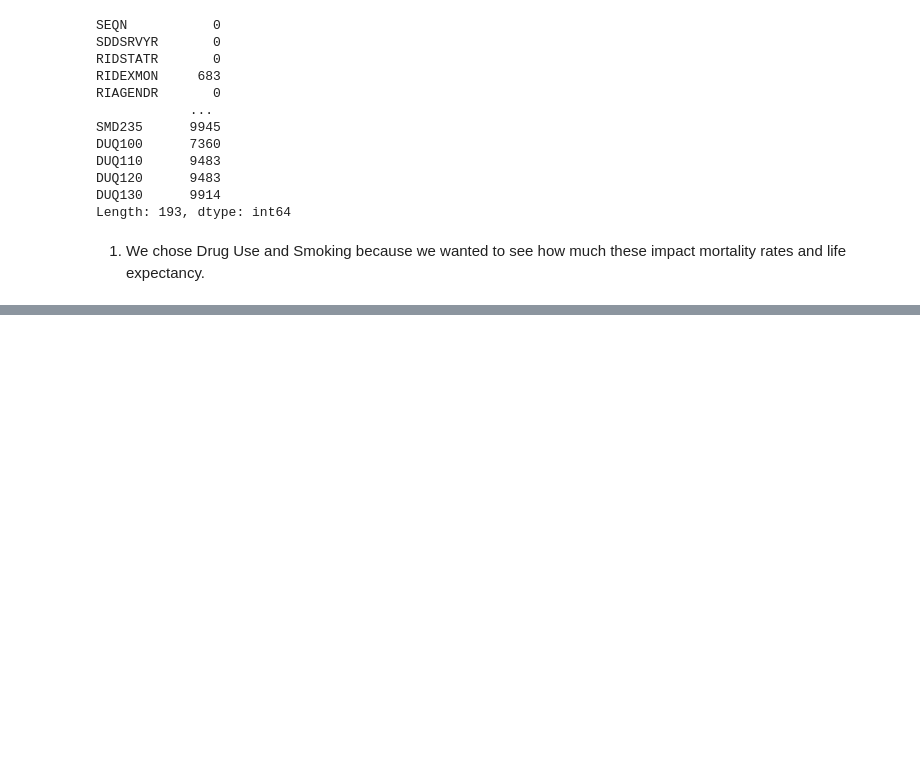
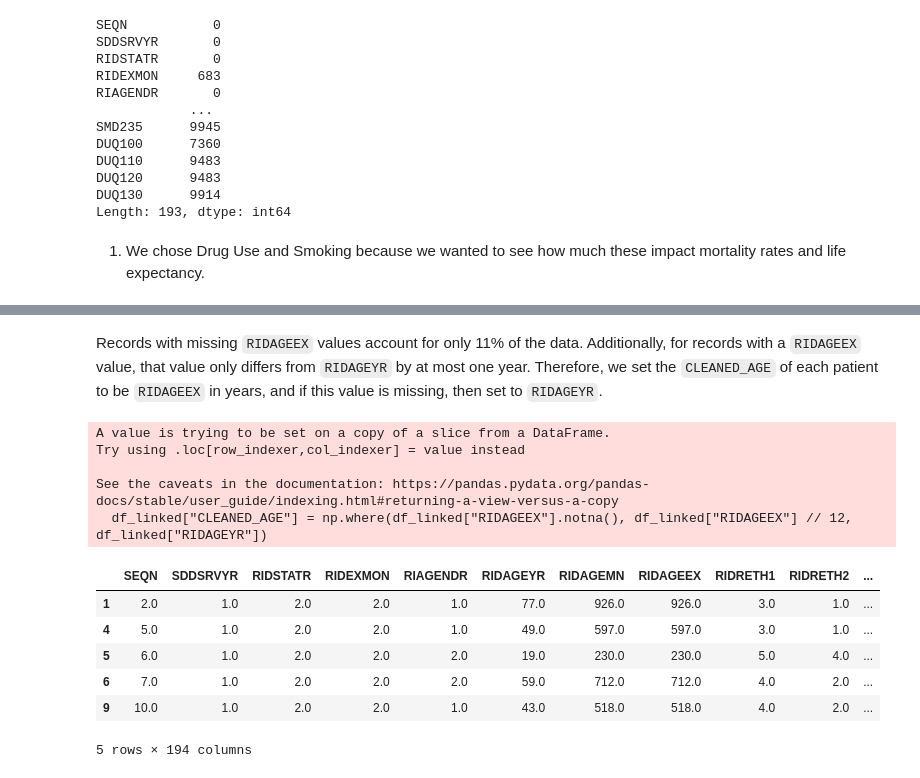
Before and after one commit to kenny507/undergrad_ml_assignments, a Jupyter notebook: project_1_bsds.ipynb, the cells around one changed output, grey strips where cells are left out. Cells and saved outputs as stored; diff of their text form; code cells hidden in the pictures; blank space fills up the shorter version.

```diff
--- a/project_1_bsds.ipynb
+++ b/project_1_bsds.ipynb
@@ -145,0 +177,18 @@ Length: 193, dtype: int64
+# %% [markdown]
+Records with missing `RIDAGEEX` values account for only 11% of the data. Additionally, for records with a `RIDAGEEX` value, that value only differs from `RIDAGEYR` by at most one year. Therefore, we set the `CLEANED_AGE` of each patient to be `RIDAGEEX` in years, and if this value is missing, then set to `RIDAGEYR`.
+# %%
+df_linked["CLEANED_AGE"] = np.where(df_linked["RIDAGEEX"].notna(), df_linked["RIDAGEEX"] // 12, df_linked["RIDAGEYR"])
+df_linked.head()
+# %% [output]
+A value is trying to be set on a copy of a slice from a DataFrame.
+Try using .loc[row_indexer,col_indexer] = value instead
+
+See the caveats in the documentation: https://pandas.pydata.org/pandas-docs/stable/user_guide/indexing.html#returning-a-view-versus-a-copy
+  df_linked["CLEANED_AGE"] = np.where(df_linked["RIDAGEEX"].notna(), df_linked["RIDAGEEX"] // 12, df_linked["RIDAGEYR"])
+|  | SEQN | SDDSRVYR | RIDSTATR | RIDEXMON | RIAGENDR | RIDAGEYR | RIDAGEMN | RIDAGEEX | RIDRETH1 | RIDRETH2 | ... |
+| 1 | 2.0 | 1.0 | 2.0 | 2.0 | 1.0 | 77.0 | 926.0 | 926.0 | 3.0 | 1.0 | ... |
+| 4 | 5.0 | 1.0 | 2.0 | 2.0 | 1.0 | 49.0 | 597.0 | 597.0 | 3.0 | 1.0 | ... |
+| 5 | 6.0 | 1.0 | 2.0 | 2.0 | 2.0 | 19.0 | 230.0 | 230.0 | 5.0 | 4.0 | ... |
+| 6 | 7.0 | 1.0 | 2.0 | 2.0 | 2.0 | 59.0 | 712.0 | 712.0 | 4.0 | 2.0 | ... |
+| 9 | 10.0 | 1.0 | 2.0 | 2.0 | 1.0 | 43.0 | 518.0 | 518.0 | 4.0 | 2.0 | ... |
+5 rows × 194 columns
```
Also changed, not shown: parts of 17 cells of this notebook.
